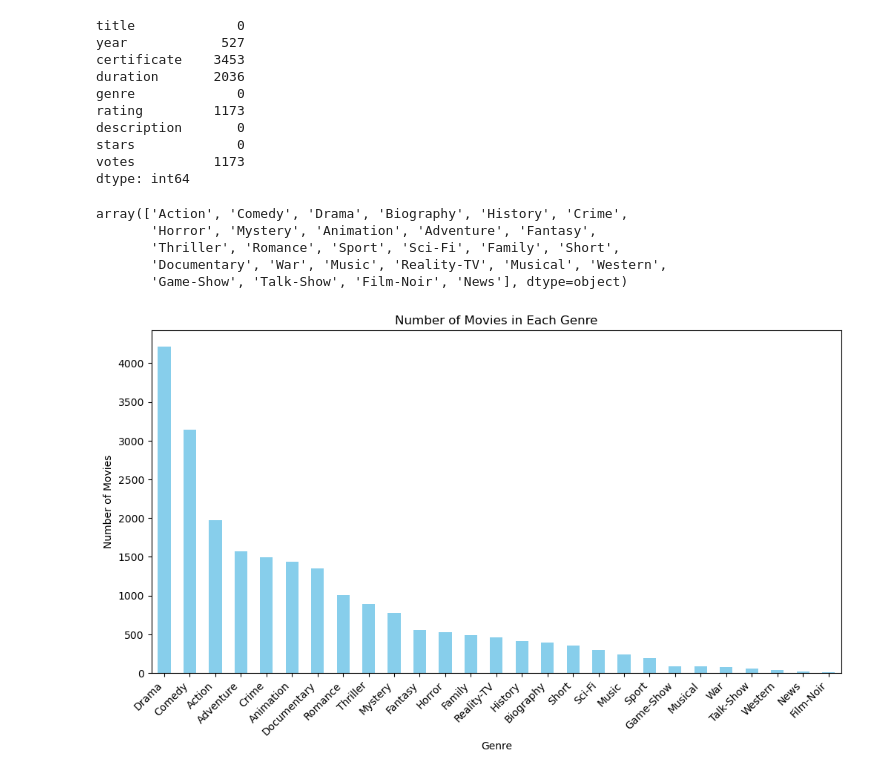
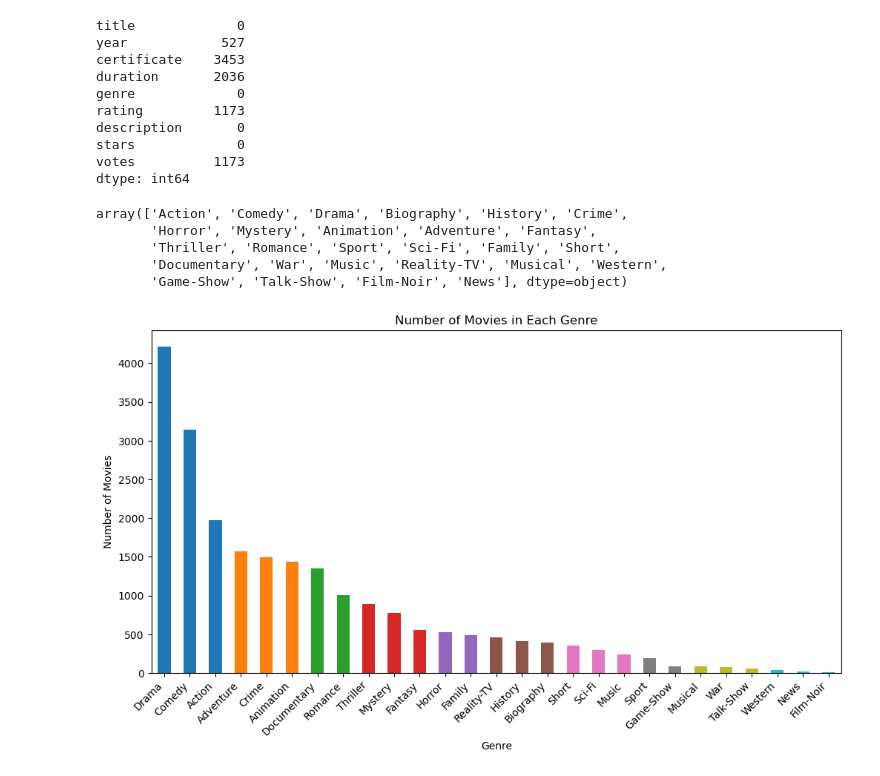
Before and after one commit to sidkarma/Netflix-Recommendation-System, a Jupyter notebook: Untitled.ipynb, the cells around one changed output. Cells and saved outputs as stored; diff of their text form; code cells hidden in the pictures.

```diff
--- a/Untitled.ipynb
+++ b/Untitled.ipynb
@@ -224,24 +220,0 @@ unique_genres = df['genre'].str.split(', ').dropna().explode().unique()
-# %%
-unique_genres
-# %% [output]
-array(['Action', 'Comedy', 'Drama', 'Biography', 'History', 'Crime',
-       'Horror', 'Mystery', 'Animation', 'Adventure', 'Fantasy',
-       'Thriller', 'Romance', 'Sport', 'Sci-Fi', 'Family', 'Short',
-       'Documentary', 'War', 'Music', 'Reality-TV', 'Musical', 'Western',
-       'Game-Show', 'Talk-Show', 'Film-Noir', 'News'], dtype=object)
-# %%
-import matplotlib.pyplot as plt
-
-# Split genres and count occurrences
-genre_counts = df['genre'].str.split(', ').explode().value_counts()
-
-# Plotting
-plt.figure(figsize=(12, 6))
-genre_counts.plot(kind='bar', color='skyblue')
-plt.title('Number of Movies in Each Genre')
-plt.xlabel('Genre')
-plt.ylabel('Number of Movies')
-plt.xticks(rotation=45, ha='right')
-plt.show()
-# %% [output]
-[figure, removed]
@@ -247,0 +224,31 @@ plt.show()
+# %%
+unique_genres
+# %% [output]
+array(['Action', 'Comedy', 'Drama', 'Biography', 'History', 'Crime',
+       'Horror', 'Mystery', 'Animation', 'Adventure', 'Fantasy',
+       'Thriller', 'Romance', 'Sport', 'Sci-Fi', 'Family', 'Short',
+       'Documentary', 'War', 'Music', 'Reality-TV', 'Musical', 'Western',
+       'Game-Show', 'Talk-Show', 'Film-Noir', 'News'], dtype=object)
+# %%
+import matplotlib.pyplot as plt
+from matplotlib.cm import get_cmap
+
+# Split genres and count occurrences
+genre_counts = df['genre'].str.split(', ').explode().value_counts()
+
+# Get a colormap with enough colors for all genres
+cmap = get_cmap('tab10', len(genre_counts))
+
+# Assigning a unique color to each genre
+genre_colors = {genre: cmap(i) for i, genre in enumerate(genre_counts.index)}
+
+# Plotting with unique colors for each genre
+plt.figure(figsize=(12, 6))
+genre_counts.plot(kind='bar', color=[genre_colors.get(genre, 'gray') for genre in genre_counts.index])
+plt.title('Number of Movies in Each Genre')
+plt.xlabel('Genre')
+plt.ylabel('Number of Movies')
+plt.xticks(rotation=45, ha='right')
+plt.show()
+# %% [output]
+[figure, added]
```
Also changed, not shown: parts of 12 cells of this notebook.
